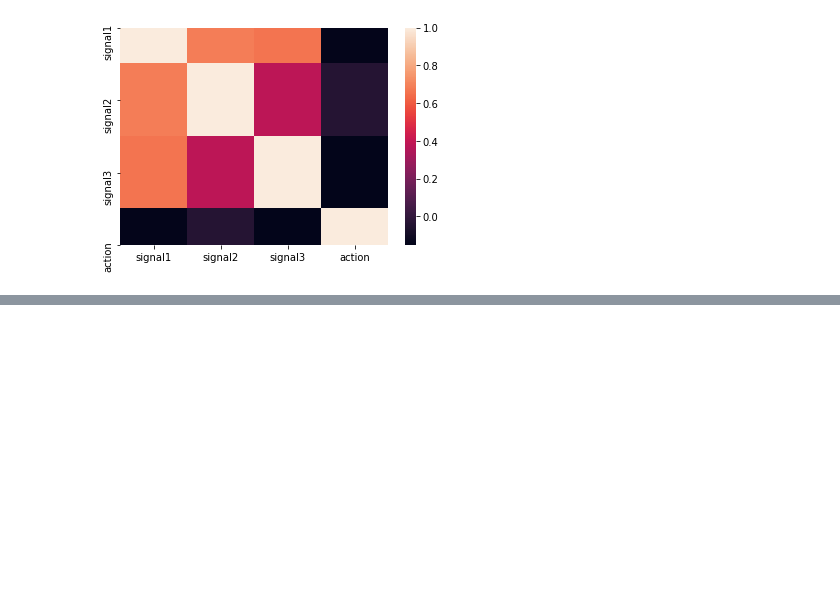
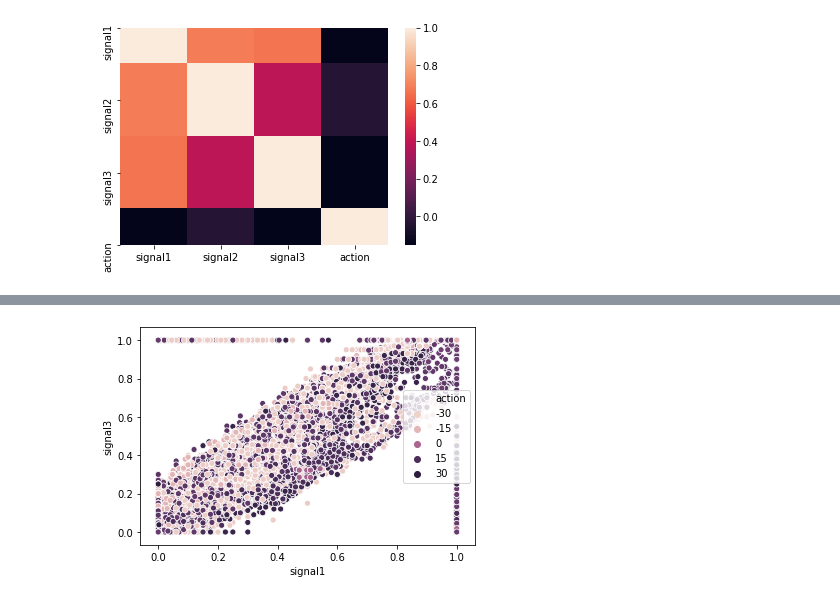
Before and after one commit to iknow1988/MAMIF, a Jupyter notebook: Self-Driving-Car-AI-master/data_exploration.ipynb, the cells around one changed output, grey strips where cells are left out. Drawn from its saved outputs; the diff is of its cells as text; code cells hidden in the pictures; blank space fills up the shorter version.

```diff
--- a/Self-Driving-Car-AI-master/data_exploration.ipynb
+++ b/Self-Driving-Car-AI-master/data_exploration.ipynb
@@ -26,0 +61,4 @@ sns.heatmap(corr)
+# %%
+ax = sns.scatterplot(x="signal1", y="signal3", hue="action", data=df[df['experiment'] == 15])
+# %% [output]
+[figure, added]
```
Also changed, not shown: parts of 7 cells of this notebook, 3 other files.
